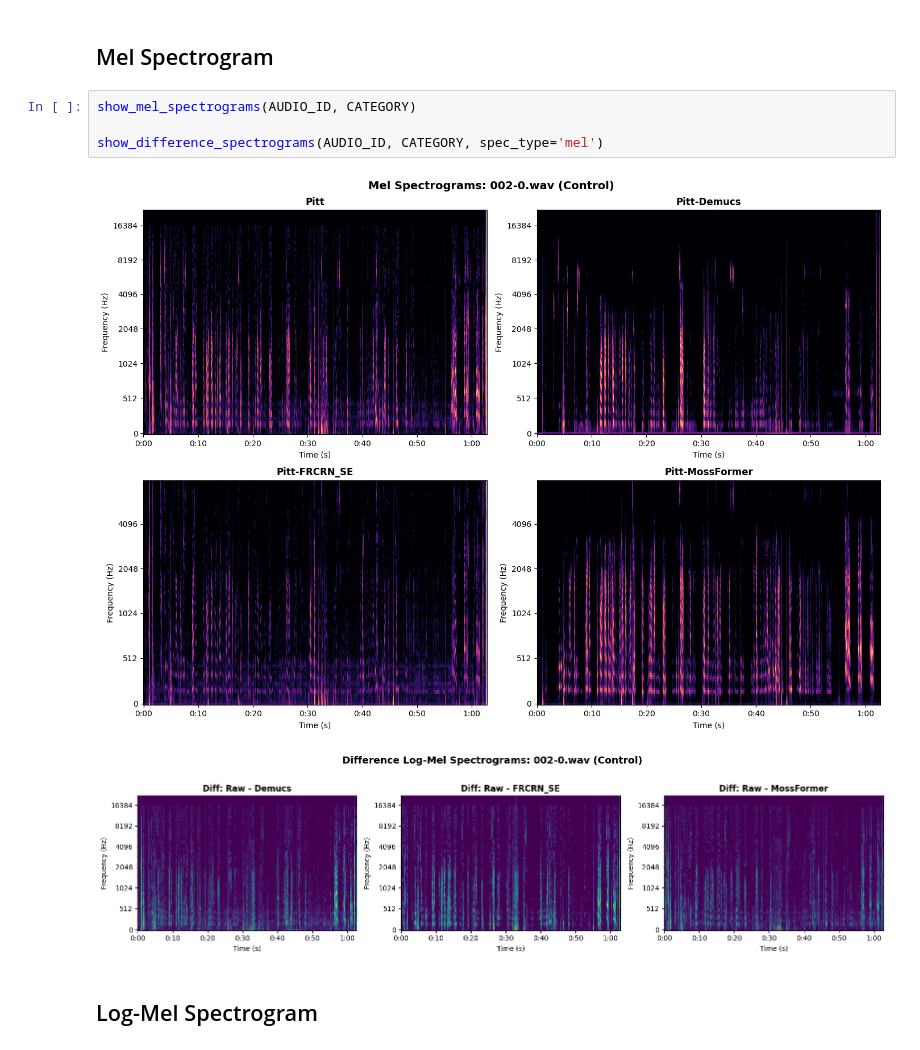
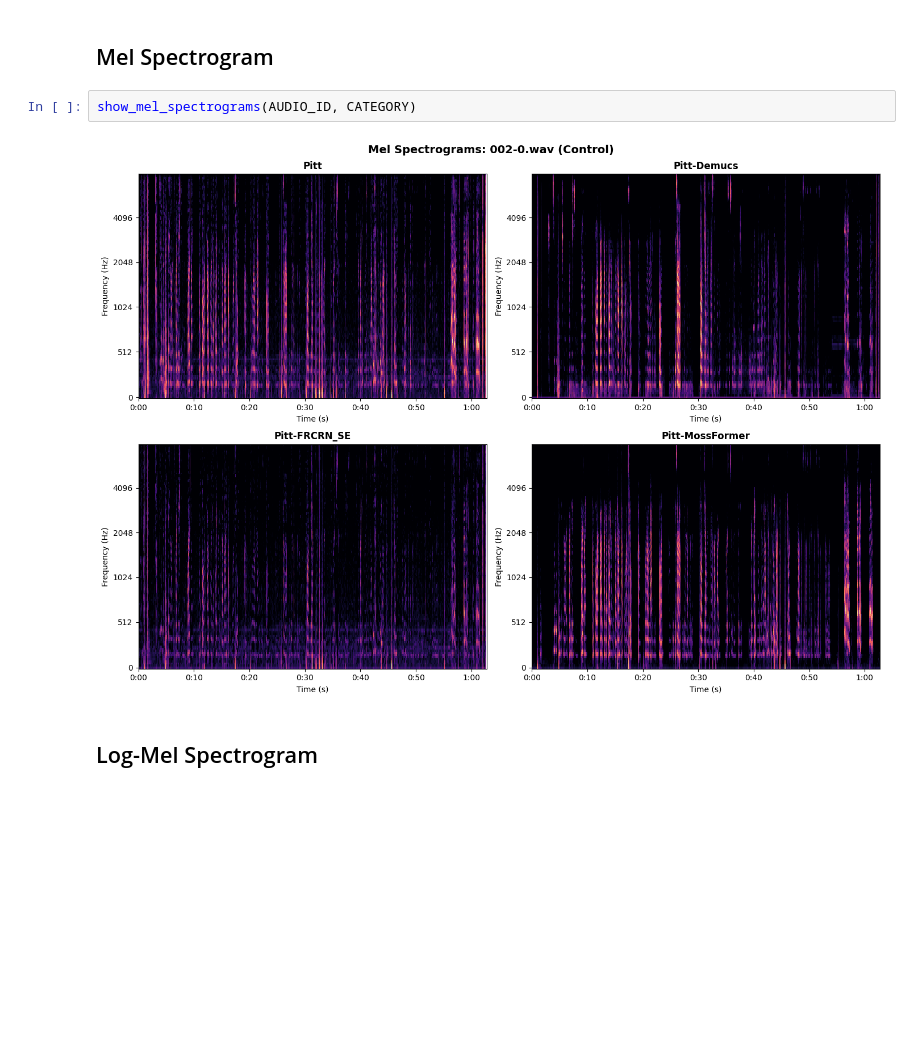
Before and after one commit to Sleepwalker554/Back_to_Origin, a Jupyter notebook: Evaluate_Audio/show.ipynb, the cells around one changed output. Cells and saved outputs as stored; diff of their text form; blank space fills up the shorter version.

```diff
--- a/Evaluate_Audio/show.ipynb
+++ b/Evaluate_Audio/show.ipynb
@@ -48,11 +45,8 @@ CATEGORY = 'Control'
 ## Mel Spectrogram
 # %%
 show_mel_spectrograms(AUDIO_ID, CATEGORY)
-
-show_difference_spectrograms(AUDIO_ID, CATEGORY, spec_type='mel')
 # %% [output]
-[figure, old version]
+[figure, new version]
-[figure, removed]
 # %% [markdown]
 ## Log-Mel Spectrogram
 # %%
```
Also changed, not shown: parts of 6 cells of this notebook, 6 other files.
